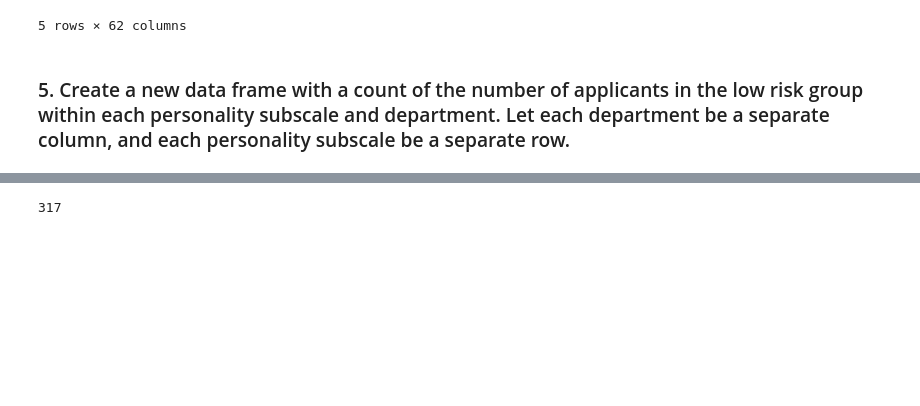
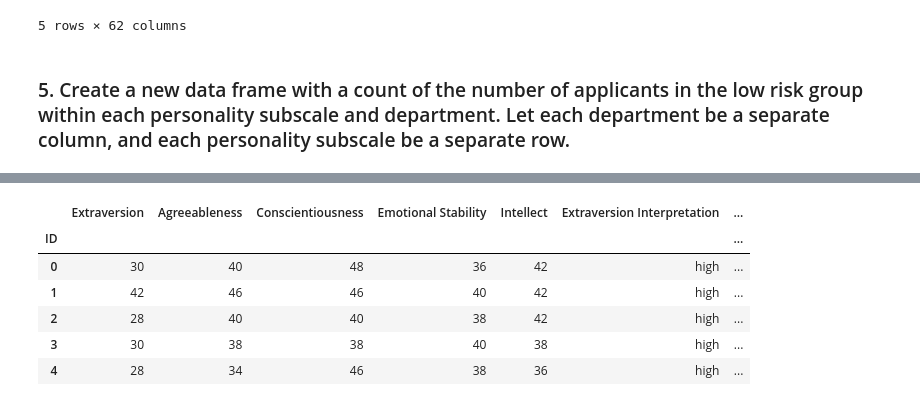
Before and after one commit to keanubowker8/Data-Wrangling, a Jupyter notebook: Data Wrangling.ipynb, the cells around one changed output, grey strips where cells are left out. Drawn from its saved outputs; the diff is of its cells as text; code cells hidden in the pictures; blank space fills up the shorter version.

```diff
--- a/Data Wrangling.ipynb
+++ b/Data Wrangling.ipynb
@@ -271,4 +251,0 @@ lowrisk_df
-# %%
-lowrisk_df[(lowrisk_df['Department']=='Data') & (lowrisk_df['Emotional Stability Interpretation']=='high')]['Emotional Stability Interpretation'].count()
-# %% [output]
-317
@@ -287,0 +252,11 @@ def lowRisk():
+# %%
+lowrisk_df = risk_df.iloc[ : , [-12,-11,-10,-9,-8,-7,-6,-5,-4,-3,-2] ]
+lowrisk_df.head()
+# %% [output]
+|  | Extraversion | Agreeableness | Conscientiousness | Emotional Stability | Intellect | Extraversion Interpretation | ... |
+| ID |  |  |  |  |  |  | ... |
+| 0 | 30 | 40 | 48 | 36 | 42 | high | ... |
+| 1 | 42 | 46 | 46 | 40 | 42 | high | ... |
+| 2 | 28 | 40 | 40 | 38 | 42 | high | ... |
+| 3 | 30 | 38 | 38 | 40 | 38 | high | ... |
+| 4 | 28 | 34 | 46 | 38 | 36 | high | ... |
```
Also changed, not shown: parts of 10 cells of this notebook.
